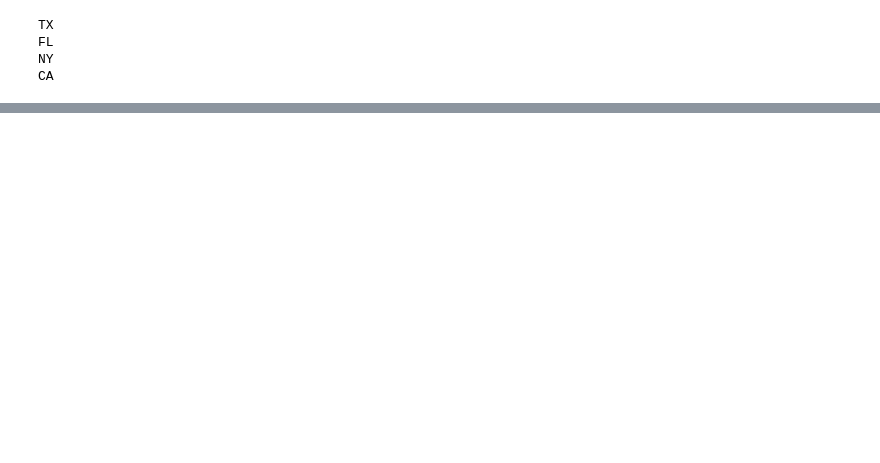
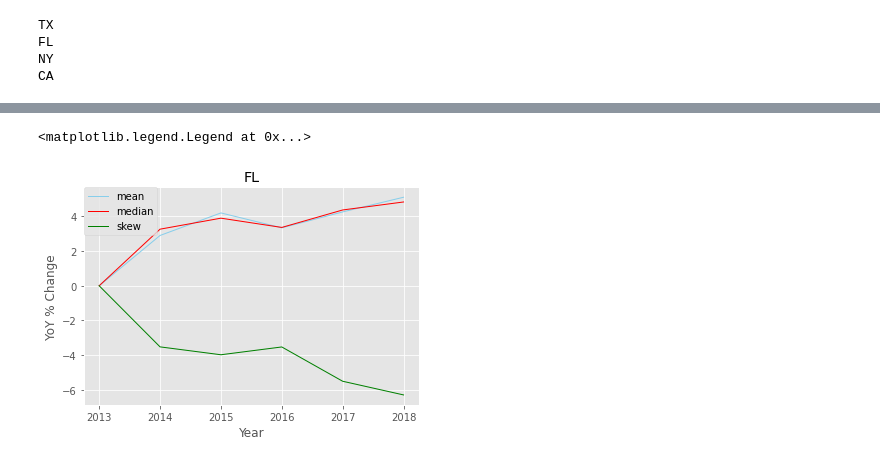
Before and after one commit to EugeniaDickson/zillow_rent_index, a Jupyter notebook: EZ Work/getting_mean_median_skew_ez.ipynb, the cells around one changed output, grey strips where cells are left out. Cells and saved outputs as stored; diff of their text form; code cells hidden in the pictures; blank space fills up the shorter version.

```diff
--- a/EZ Work/getting_mean_median_skew_ez.ipynb
+++ b/EZ Work/getting_mean_median_skew_ez.ipynb
@@ -173,0 +293,16 @@ Ignore Below Here
+# %%
+state = 'FL'
+
+plt.plot( 'year', 'mean', data=yoy_df_final[yoy_df_final['state']==state], markersize=12, color='skyblue', label="mean", linewidth=1)
+plt.plot( 'year', 'median', data=yoy_df_final[yoy_df_final['state']==state], markersize=12, color='red', label="median", linewidth=1)
+plt.plot( 'year', 'skew', data=yoy_df_final[yoy_df_final['state']==state], markersize=12, color='green', label="skew", linewidth=1)
+
+plt.xlabel("Year")
+plt.ylabel("YoY % Change")
+plt.title(state)
+
+plt.legend(loc='upper left',
+           ncol=1, borderaxespad=0.)
+# %% [output]
+<matplotlib.legend.Legend at 0x...>
+[figure, added]
```
Also changed, not shown: parts of 31 cells of this notebook.
